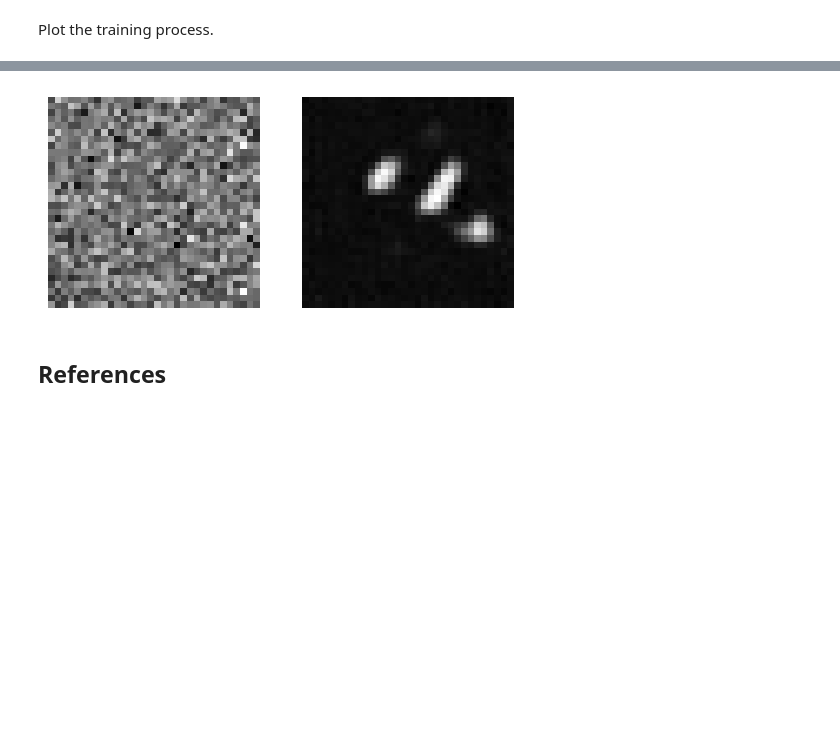
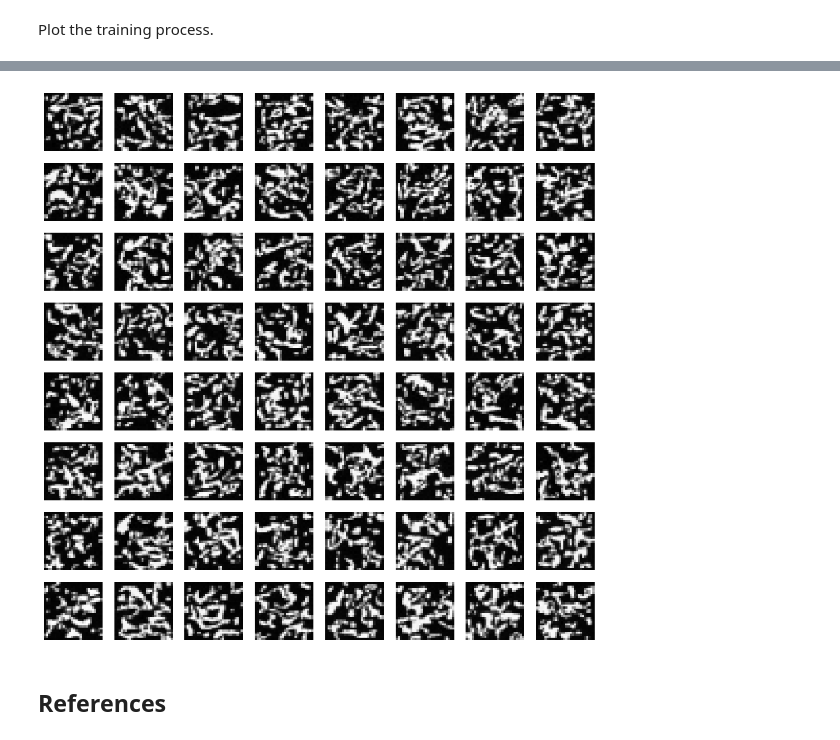
Before and after one commit to shuangxuetwelve/DDPM, a Jupyter notebook: MNIST.ipynb, the cells around one changed output, grey strips where cells are left out. Saved outputs shown, nothing was run; the diff lists cells and outputs as text; code cells hidden in the pictures; blank space fills up the shorter version.

```diff
--- a/MNIST.ipynb
+++ b/MNIST.ipynb
@@ -59,7 +59,11 @@ Let's use CelebA as our dataset.
 dataset = utils.MNIST(
     './data',
     train=True,
-    transform=torchvision.transforms.Compose([torchvision.transforms.ToTensor(), torchvision.transforms.Resize((HEIGHT, WIDTH), antialias=True)]),
+    transform=torchvision.transforms.Compose([
+        torchvision.transforms.ToTensor(),
+        # torchvision.transforms.Resize((HEIGHT, WIDTH), antialias=True),
+        torchvision.transforms.Normalize(mean=[0.5], std=[0.5]),
+    ]),
 )
 # %% [markdown]
 Create a dataloader for the dataset.
@@ -195,12 +199,12 @@ class Diffusion:
 
     def _q_mean_variance(self, x_0, x_t, t):
 
-        posterior_mean_coef1 = self._constructAlphaTensor(self.posterior_mean_coef1, t, len(x_t))
-        posterior_mean_coef2 = self._constructAlphaTensor(self.posterior_mean_coef2, t, len(x_t))
+        posterior_mean_coef1 = self._constructAlphaTensor(self.posterior_mean_coef1, t, len(x_t.shape))
+        posterior_mean_coef2 = self._constructAlphaTensor(self.posterior_mean_coef2, t, len(x_t.shape))
 
         posterior_mean = posterior_mean_coef1 * x_0 + posterior_mean_coef2 * x_t
-        posterior_variance = self._constructAlphaTensor(self.posterior_variance, t, len(x_t))
-        posterior_log_variance_clipped = self._constructAlphaTensor(self.posterior_log_variance_clipped, t, len(x_t))
+        posterior_variance = self._constructAlphaTensor(self.posterior_variance, t, len(x_t.shape))
+        posterior_log_variance_clipped = self._constructAlphaTensor(self.posterior_log_variance_clipped, t, len(x_t.shape))
 
         return posterior_mean, posterior_variance, posterior_log_variance_clipped
 
@@ -208,9 +212,9 @@ class Diffusion:
         """Predict x_0 from x_t and noise."""
 
         # sqrt_recip_alphas_cumprod_t is a tensor of shape (BATCH_SIZE, 1, 1, 1) and dtype torch.float32.
-        sqrt_recip_alphas_cumprod_t = self._constructAlphaTensor(self.sqrt_recip_alphas_cumprod, t, len(x_t))
+        sqrt_recip_alphas_cumprod_t = self._constructAlphaTensor(self.sqrt_recip_alphas_cumprod, t, len(x_t.shape))
         # sqrt_recipm1_alphas_cumprod_t is a tensor of shape (BATCH_SIZE, 1, 1, 1) and dtype torch.float32.
-        sqrt_recipm1_alphas_cumprod_t = self._constructAlphaTensor(self.sqrt_recipm1_alphas_cumprod, t, len(x_t))
+        sqrt_recipm1_alphas_cumprod_t = self._constructAlphaTensor(self.sqrt_recipm1_alphas_cumprod, t, len(x_t.shape))
 
         return sqrt_recip_alphas_cumprod_t * x_t - sqrt_recipm1_alphas_cumprod_t * noise
 
@@ -316,7 +320,7 @@ def time_embedding(t, dim, period_max=10000.):
     args = t[:, None].float() * w[None, :]
 
     # embedding is a tensor of shape (batch_size, half*2) and dtype torch.float32.
-    embedding = torch.cat([torch.sin(args), torch.cos(args)], dim=-1)
+    embedding = torch.cat([torch.cos(args), torch.sin(args)], dim=-1)
 
     # embedding is a tensor of shape (batch_size, dim) and dtype torch.float32.
     if dim % 2 != 0:
@@ -566,7 +570,7 @@ class Model(torch.nn.Module):
 
         return self.out(out)
 
-model = Model().to(DEVICE)
+model = Model(model_channels=96, channel_mult = (1, 2, 2), attention_resolutions=()).to(DEVICE)
 # %% [markdown]
 Inspect statistics of the model.
 # %%
@@ -802,19 +799,18 @@ plt.show()
 # %%
 diffusion = Diffusion(TIMESTAMPS)
-noise = torch.randn((1, CHANNELS, HEIGHT, WIDTH), device=DEVICE)
-t = torch.tensor([TIMESTAMPS-1], dtype=torch.int64, device=DEVICE)
+image_predicted = diffusion._p_sample_loop(model, BATCH_SIZE, CHANNELS, HEIGHT, WIDTH, TIMESTAMPS)
 
-image_predicted = diffusion._p_sample_loop(model, 1, CHANNELS, HEIGHT, WIDTH, TIMESTAMPS)
-
-fig, axs = plt.subplots(1, 2, figsize=(6, 3))
-axs[0].imshow(noise[0].cpu().permute((1, 2, 0)), cmap=plt.cm.gray)
-axs[0].axis('off')
-axs[1].imshow(image_predicted[0].detach().cpu().permute(1, 2, 0), cmap=plt.cm.gray)
-axs[1].axis('off')
-
+cols = 8
+rows = BATCH_SIZE // cols if BATCH_SIZE % cols == 0 else BATCH_SIZE // cols + 1
+fig, axs = plt.subplots(rows, cols, figsize=(12, 12))
+for i in range(BATCH_SIZE):
+    row = i // cols
+    col = i % cols
+    axs[row][col].imshow(image_predicted[i].detach().cpu().permute(1, 2, 0), cmap=plt.cm.gray)
+    axs[row][col].axis('off')
 plt.show()
 # %% [output]
-[figure, old version]
+[figure, new version]
 # %% [markdown]
 ## References
 # %% [markdown]
```
Also changed, not shown: parts of 7 cells of this notebook.
